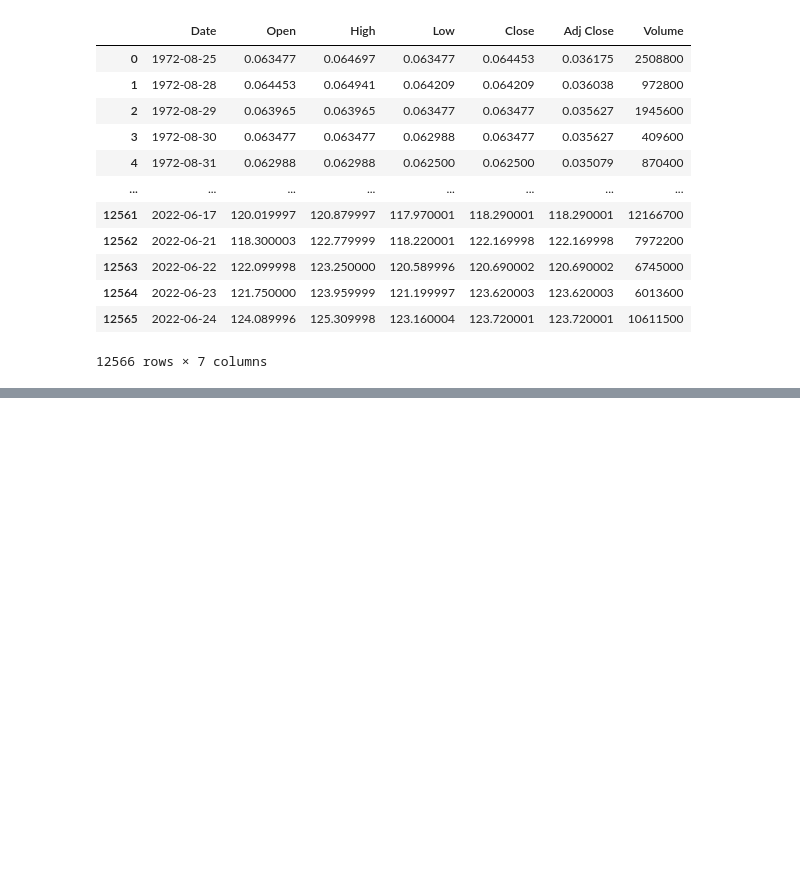
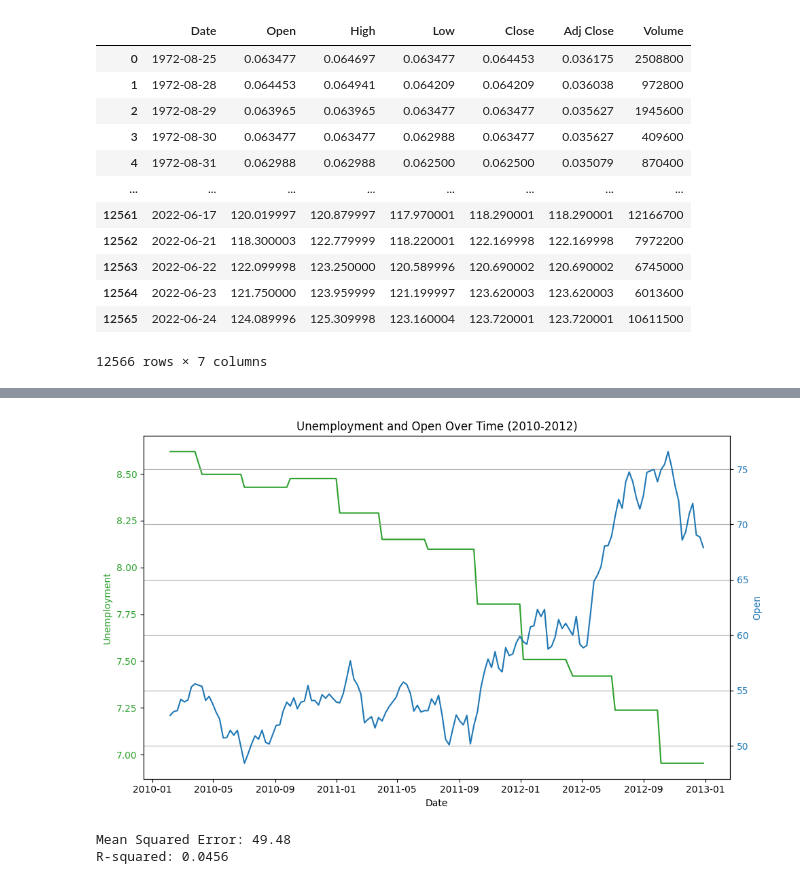
Before and after one commit to Chisholm10/CMSE-202-Project, a Jupyter notebook: FinalProject.ipynb, the cells around one changed output, grey strips where cells are left out. Saved outputs shown, nothing was run; the diff lists cells and outputs as text; code cells hidden in the pictures; blank space fills up the shorter version.

```diff
--- a/FinalProject.ipynb
+++ b/FinalProject.ipynb
@@ -162,0 +106,16 @@ final_merged_data.head()
+# %%
+features['Date'] = pd.to_datetime(features['Date'])
+stock['Date'] = pd.to_datetime(stock['Date'])
+
+# Filter data for 2010 to 2012
+start_date = '2010-01-01'
+end_date = '2012-12-31'
+features_filtered = features[(features['Date'] >= start_date) & (features['Date'] <= end_date)]
+stock_filtered = stock[(stock['Date'] >= start_date) & (stock['Date'] <= end_date)]
+
+# Group by 'Date' and calculate the mean unemployment for each date
+date_unemployment = features_filtered.groupby('Date')['Unemployment'].mean().reset_index()
+
+# Merge mean unemployment values with stock data based on the 'Date' column
+merged_data = pd.merge(date_unemployment, stock_filtered, on='Date')
+merged_data
@@ -162,0 +160,53 @@ final_merged_data.head()
+# %%
+# Create figure and axes
+fig, ax1 = plt.subplots(figsize=(10, 6))
+
+# Plot Unemployment on the first y-axis
+color = 'tab:green'
+ax1.set_xlabel('Date')
+ax1.set_ylabel('Unemployment', color=color)
+ax1.plot(merged_data['Date'], merged_data['Unemployment'], color=color)
+ax1.tick_params(axis='y', labelcolor=color)
+
+# Create a second y-axis for Open
+ax2 = ax1.twinx()
+color = 'tab:blue'
+ax2.set_ylabel('Open', color=color)
+ax2.plot(merged_data['Date'], merged_data['Open'], color=color)
+ax2.tick_params(axis='y', labelcolor=color)
+
+# Adding labels and title
+plt.title('Unemployment and Open Over Time (2010-2012)')
+plt.xticks(rotation=45)
+
+# Displaying the plot
+plt.grid(True)
+plt.tight_layout()
+plt.show()
+# %% [output]
+[figure, added]
+# %%
+# Select features and target variable
+X = final_merged_data[['Unemployment']]
+y = final_merged_data['Open']
+
+# Split the data into training and testing sets
+X_train, X_test, y_train, y_test = train_test_split(X, y, test_size=0.2, random_state=42)
+
+# Initialize and fit the model
+model = LinearRegression()
+model.fit(X_train, y_train)
+
+# Predict on the test set
+y_pred = model.predict(X_test)
+
+# Calculate Mean Squared Error
+mse = mean_squared_error(y_test, y_pred)
+print('Mean Squared Error:', round(mse,2))
+
+# Calculate R-squared
+r2 = r2_score(y_test, y_pred)
+print('R-squared:', round(r2,4))
+# %% [output]
+Mean Squared Error: 49.48
+R-squared: 0.0456
```
Also changed, not shown: parts of 24 cells of this notebook.
